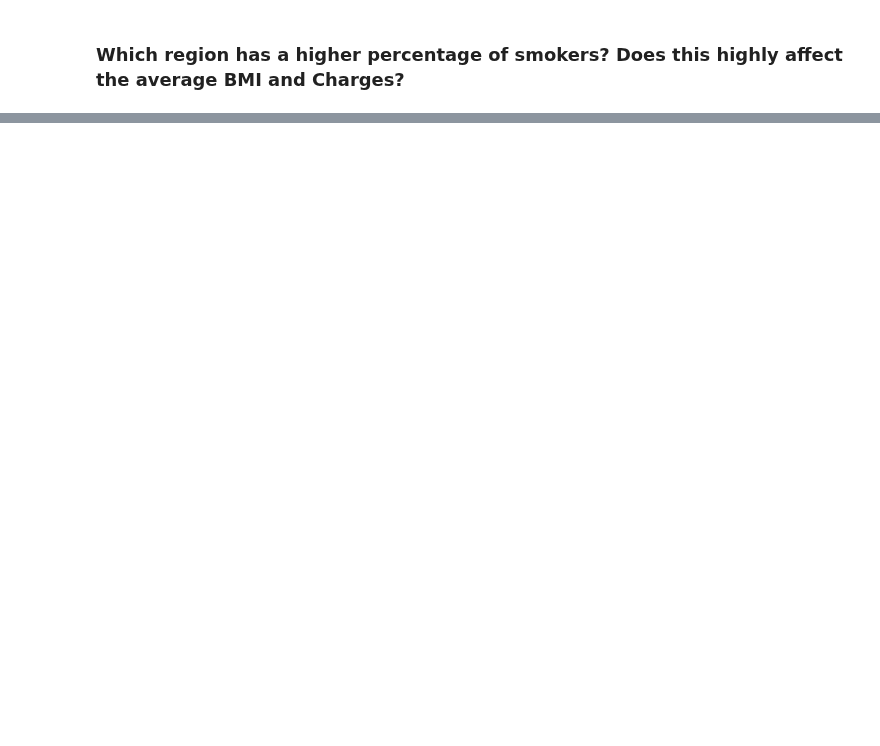
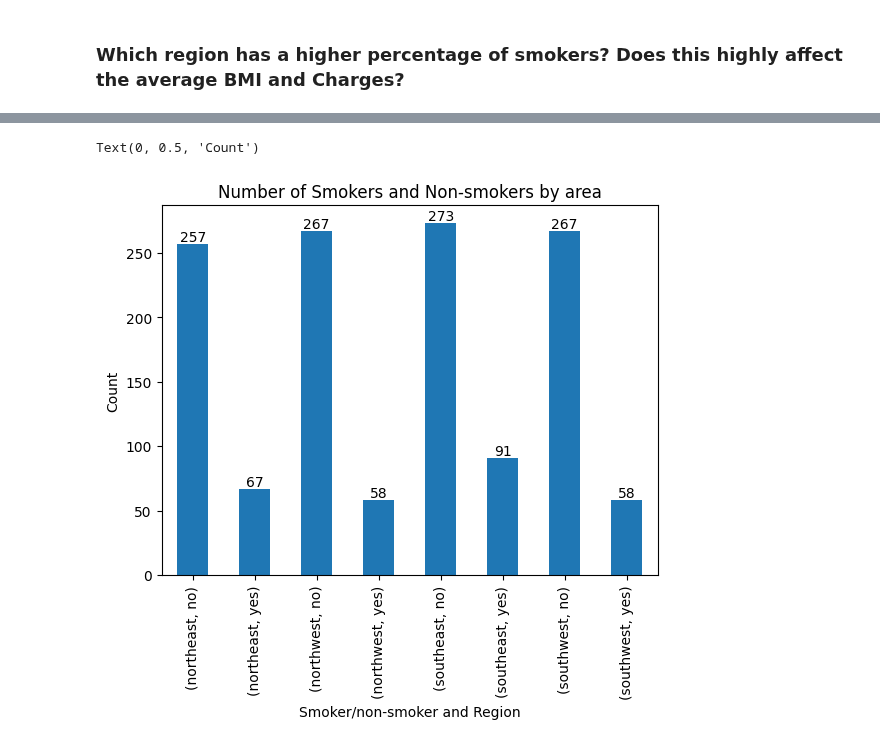
Before and after one commit to ubco-W2022T2-data301/project-group-group08, a Jupyter notebook: analysis/analysis3.ipynb, the cells around one changed output, grey strips where cells are left out. Drawn from its saved outputs; the diff is of its cells as text; code cells hidden in the pictures; blank space fills up the shorter version.

```diff
--- a/analysis/analysis3.ipynb
+++ b/analysis/analysis3.ipynb
@@ -74,0 +62,8 @@ med1.plot.bar()
+# %%
+ax = df1.plot.bar(title = "Number of Smokers and Non-smokers by area")
+ax.bar_label(ax.containers[0])
+ax.set_xlabel("Smoker/non-smoker and Region")
+ax.set_ylabel("Count")
+# %% [output]
+Text(0, 0.5, 'Count')
+[figure, added]
```
Also changed, not shown: parts of 11 cells of this notebook, 2 other files.
